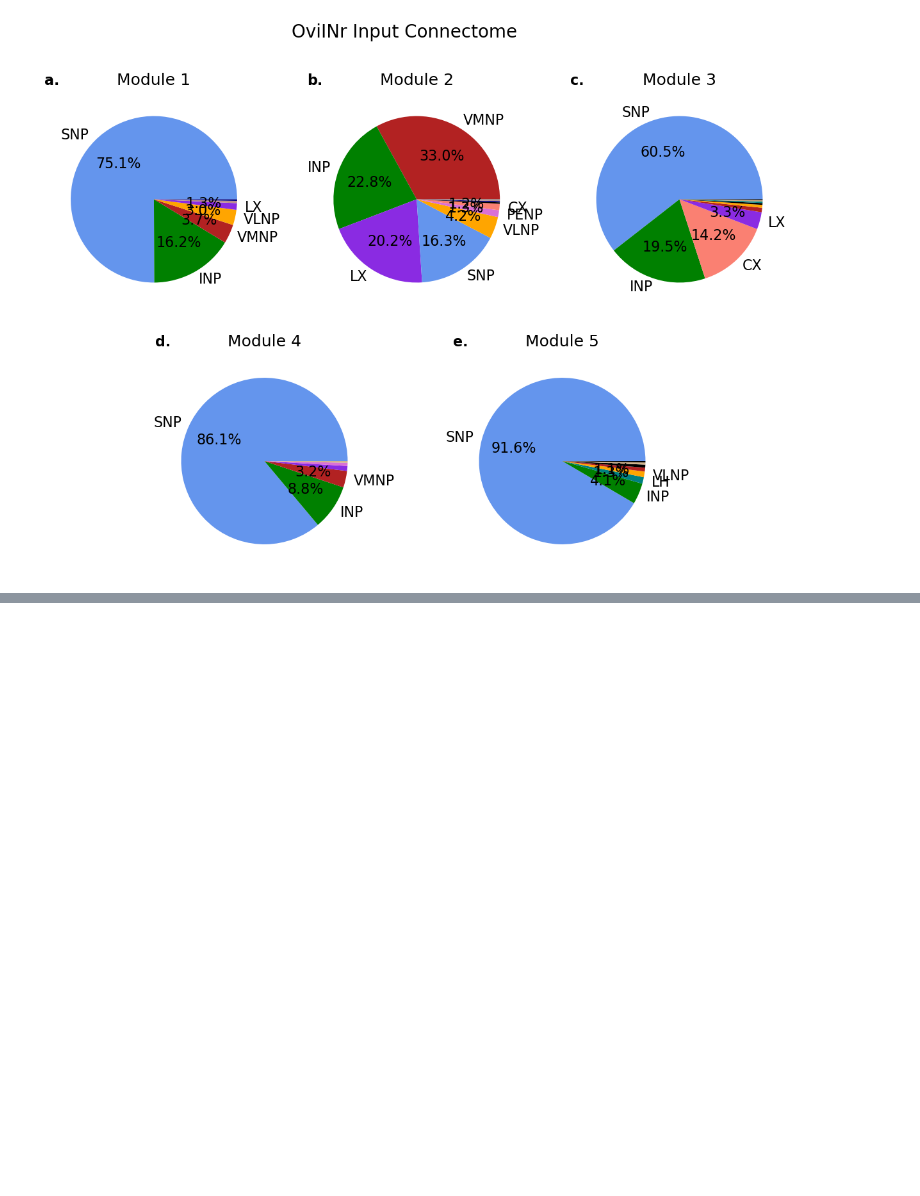
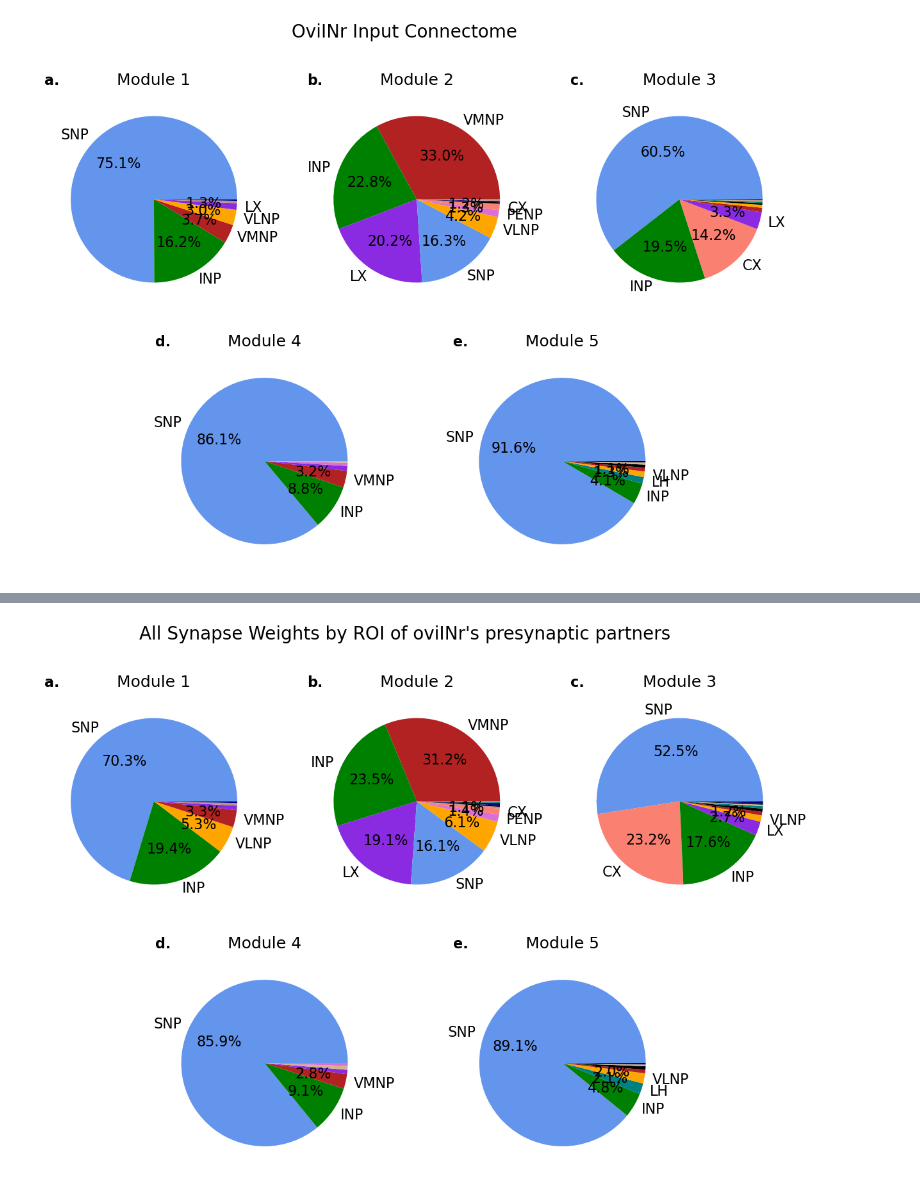
Before and after one commit to RhessaWL/flybrain-clustering, a Jupyter notebook: get_piechart.ipynb, the cells around one changed output, grey strips where cells are left out. Saved outputs shown, nothing was run; the diff lists cells and outputs as text; code cells hidden in the pictures; blank space fills up the shorter version.

```diff
--- a/get_piechart.ipynb
+++ b/get_piechart.ipynb
@@ -1695,0 +1963,10 @@ fig.savefig('Figures-oviIN/oviINr_input_super.svg', format='svg', dpi=1200)
+# %%
+# Combine input and output roi info
+roi_out = roi_info[['bodyId_pre', 'roi', 'weight']]
+roi_in = roi_info_in[['bodyId_post', 'roi', 'weight']]
+
+roi_out = roi_out.rename(columns = {'bodyId_pre':'bodyId'})
+roi_in = roi_in.rename(columns = {'bodyId_post':'bodyId'})
+
+roi_both = pd.concat([roi_out, roi_in], axis=0)
+roi_both
@@ -1695,0 +1987,71 @@ fig.savefig('Figures-oviIN/oviINr_input_super.svg', format='svg', dpi=1200)
+# %%
+super_title="All Synapse Weights by ROI of oviINr's presynaptic partners"
+# Drop all unnecessary columns
+roi_info_grouped = roi_both[['bodyId', 'roi', 'weight']]
+
+# For each bodyID i want to get a fraction of how many synapses (weight) were made in an roi
+# over the total number of synapses made by that bodyID and put that portionality in a new column
+
+# I will first create a column that will contain the total number of synapses made by a bodyID
+roi_info_grouped['total'] = roi_info_grouped.groupby('bodyId')['weight'].transform('sum')
+
+# I will then create a new column that will contain the fraction of synapses made in an roi
+# over the total number of synapses made by that bodyID
+roi_info_grouped['fraction'] = roi_info_grouped['weight'] / roi_info_grouped['total']
+
+
+# I will drop the weight and total columns as they are no longer needed
+roi_info_grouped = roi_info_grouped.drop(columns=['weight', 'total'])
+
+
+# Input modularity data for oviINr merged with the roi portionality data
+in_r_p = pd.merge(ins_r, roi_info_grouped, left_on='id', right_on='bodyId', how='inner')
+
+roi_grouped = in_r_p[in_r_p['0.0'] == 1].groupby('roi', as_index=False).agg({'fraction': 'sum'})
+
+roi_total = roi_grouped[roi_grouped['fraction'] > 1].sort_values(by='fraction', ascending=False)
+
+color_dict = roi_df.set_index('L2')['Color2'].dropna().to_dict()
+# Assign color
+roi_total['color'] = roi_total['roi'].map(color_dict).fillna('black')
+
+color_dict = roi_df.set_index('Super')['Color'].dropna().to_dict()
+roi_super_dict = roi_df.set_index('L2')['Super'].dropna().to_dict()
+fig, ax = plt.subplots(2, 3, figsize=(15, 10))
+plt.suptitle(super_title, fontsize=20)
+for i in clusters:
+        roi_grouped = in_r_p[in_r_p['0.0'] == i].groupby('roi', as_index=False).agg({'fraction': 'sum'})
+
+        # Assign preferred roi
+        roi_grouped['super'] = roi_grouped['roi'].map(roi_super_dict).fillna(roi_grouped['roi'])
+        roi_grouped = roi_grouped.drop(columns=['roi'])
+
+        # Add up total weight for the super roi
+        roi_grouped = roi_grouped.groupby('super', as_index=False).agg({'fraction':'sum'})
+        roi_total = roi_grouped[roi_grouped['fraction'] > 1].sort_values(by='fraction', ascending=False)
+
+        # Assign color
+        roi_total['color'] = roi_total['super'].map(color_dict).fillna('black')
+
+        # Filter roi_total by weight_threshold and sort by total in descending order (might not need to do this but just in case)
+        data = roi_total[roi_total['fraction'] > weight_threshold].sort_values(by='fraction', ascending=False)
+
+        # plot pie chart by value counts without none
+        w, text, at = ax[int((i-1)/int(len(clusters)/2)), (i-1)%int(len(clusters)/2)].pie(data['fraction'], labels = data['super'], colors = data['color'], autopct='%.1f%%',textprops={'fontsize': 16},radius=0.95, startangle=0)
+        for t, x in enumerate(at):
+            # Convert third part of x from string to float
+            z = float(x.get_text().split()[0][:-1])
+            if z <= label_threshold:
+                    text[t].set_text('')
+                    at[t].set_text('')
+        ax[int((i-1)/int(len(clusters)/2)), (i-1)%int(len(clusters)/2)].set_title('Module ' + str(i), fontsize=18)
+        ax[int((i-1)/int(len(clusters)/2)), (i-1)%int(len(clusters)/2)].set_title(plot_labels[i-1], fontweight='bold', loc='left', fontsize=16)
+
+# Adjust subplot dimensions if less_clusters is True (for connectomes with odd number of clusters)
+if less_clusters:
+        ax[1][2].set_visible(False)
+
+        ax[1][0].set_position([0.24,0.125,0.228,0.343])
+        ax[1][1].set_position([0.55,0.125,0.228,0.343])
+# %% [output]
+[figure, added]
```
Also changed, not shown: parts of 14 cells of this notebook, 3 other files.
